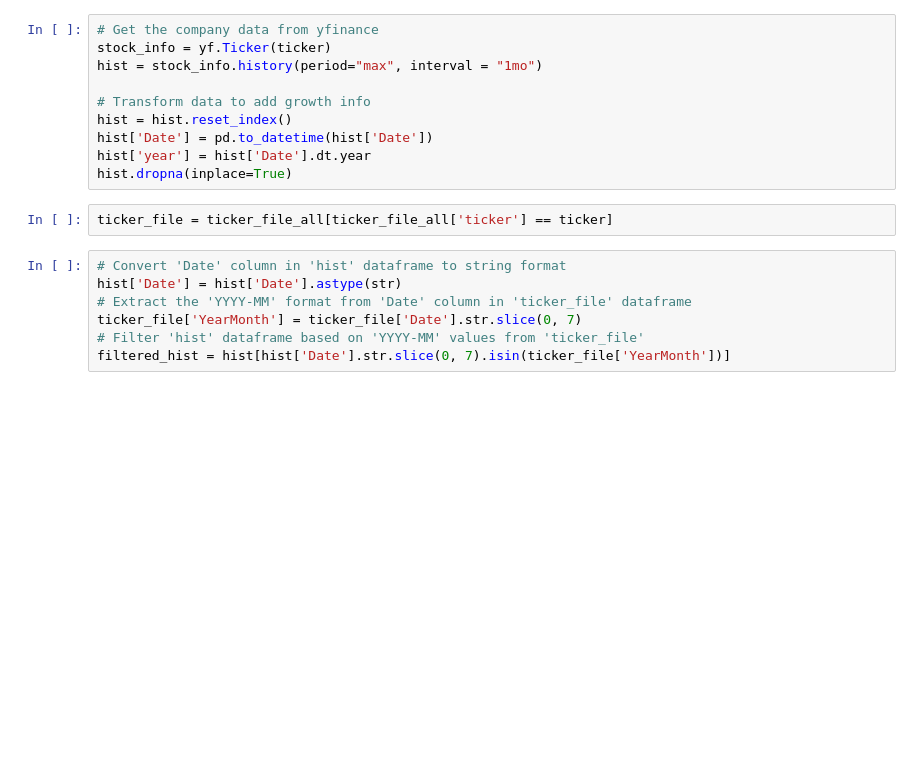
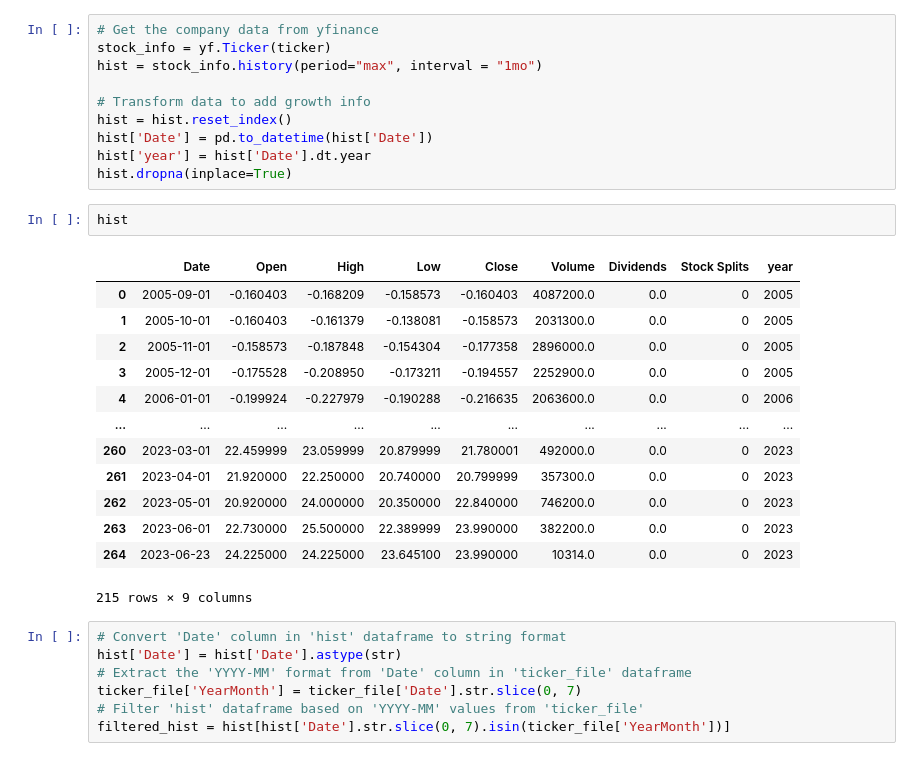
Before and after one commit to MAGRAP/marketsharegrowth, a Jupyter notebook: nb/etl_analysis/price_analysis.ipynb, the cells around one changed output. Drawn from its saved outputs; the diff is of its cells as text; blank space fills up the shorter version.

```diff
--- a/nb/etl_analysis/price_analysis.ipynb
+++ b/nb/etl_analysis/price_analysis.ipynb
@@ -30,8 +32,22 @@ hist = hist.reset_index()
 hist['Date'] = pd.to_datetime(hist['Date'])
 hist['year'] = hist['Date'].dt.year
 hist.dropna(inplace=True)
-# %%
-ticker_file = ticker_file_all[ticker_file_all['ticker'] == ticker]
+# %%
+hist
+# %% [output]
+|  | Date | Open | High | Low | Close | Volume | Dividends | Stock Splits | year |
+| 0 | 2005-09-01 | -0.160403 | -0.168209 | -0.158573 | -0.160403 | 4087200.0 | 0.0 | 0 | 2005 |
+| 1 | 2005-10-01 | -0.160403 | -0.161379 | -0.138081 | -0.158573 | 2031300.0 | 0.0 | 0 | 2005 |
+| 2 | 2005-11-01 | -0.158573 | -0.187848 | -0.154304 | -0.177358 | 2896000.0 | 0.0 | 0 | 2005 |
+| 3 | 2005-12-01 | -0.175528 | -0.208950 | -0.173211 | -0.194557 | 2252900.0 | 0.0 | 0 | 2005 |
+| 4 | 2006-01-01 | -0.199924 | -0.227979 | -0.190288 | -0.216635 | 2063600.0 | 0.0 | 0 | 2006 |
+| ... | ... | ... | ... | ... | ... | ... | ... | ... | ... |
+| 260 | 2023-03-01 | 22.459999 | 23.059999 | 20.879999 | 21.780001 | 492000.0 | 0.0 | 0 | 2023 |
+| 261 | 2023-04-01 | 21.920000 | 22.250000 | 20.740000 | 20.799999 | 357300.0 | 0.0 | 0 | 2023 |
+| 262 | 2023-05-01 | 20.920000 | 24.000000 | 20.350000 | 22.840000 | 746200.0 | 0.0 | 0 | 2023 |
+| 263 | 2023-06-01 | 22.730000 | 25.500000 | 22.389999 | 23.990000 | 382200.0 | 0.0 | 0 | 2023 |
+| 264 | 2023-06-23 | 24.225000 | 24.225000 | 23.645100 | 23.990000 | 10314.0 | 0.0 | 0 | 2023 |
+215 rows × 9 columns
 # %%
 # Convert 'Date' column in 'hist' dataframe to string format
 hist['Date'] = hist['Date'].astype(str)
```
Also changed, not shown: parts of 10 cells of this notebook, 6 other files.
